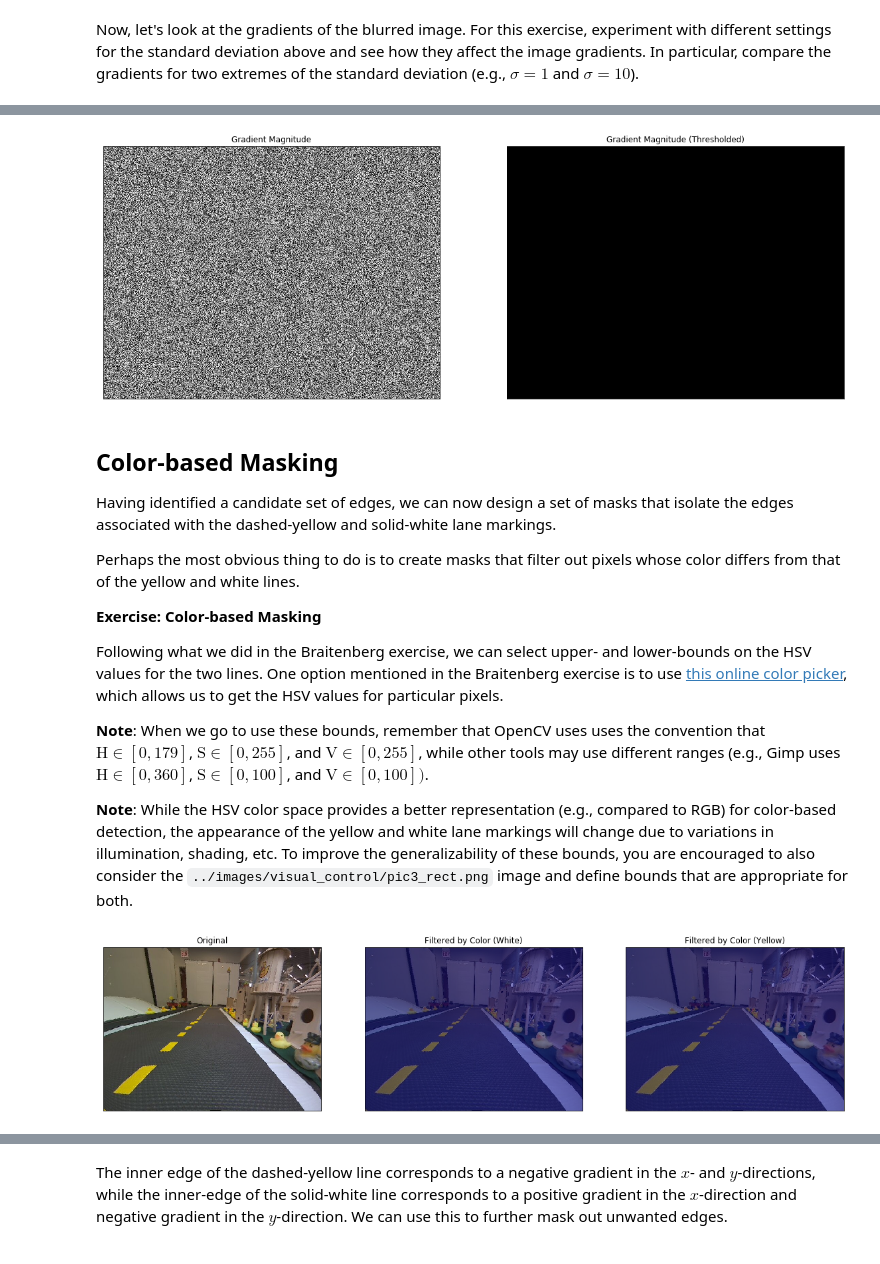
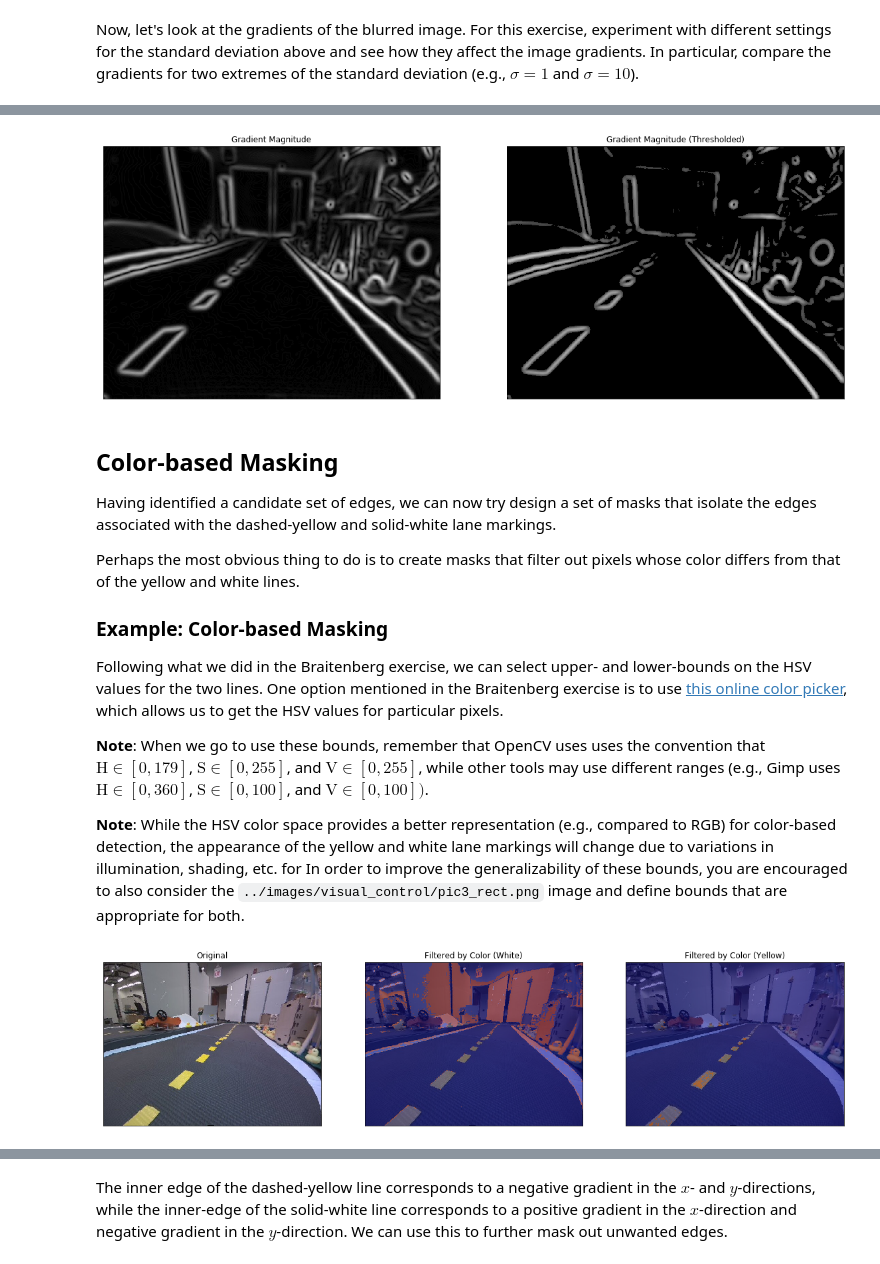
Before and after one commit to olivier-2018/dt-exercises, a Jupyter notebook: visual_lane_servoing/solution/05-Visual-Servoing/visual_servoing_activity.ipynb, the cells around one changed output, grey strips where cells are left out. Cells and saved outputs as stored; diff of their text form; code cells hidden in the pictures.

```diff
--- a/visual_lane_servoing/solution/05-Visual-Servoing/visual_servoing_activity.ipynb
+++ b/visual_lane_servoing/solution/05-Visual-Servoing/visual_servoing_activity.ipynb
@@ -145,7 +151,7 @@ The Sobel operator picks up on noise in the image as well as texture in the scen
 Using your experience from the previous exercise, identify a setting for the standard deviation of the Gaussian kernel that removes noise and local texture (e.g., that of the road surface), without sacrificing too much valid content (namely, the edges associated with lane markings)
 # %%
 # TODO: Identify a setting for the standard deviation that removes noise while not eliminating too much valid content.
-sigma = 1 # CHANGE ME
+sigma = 4
 
 # Smooth the image using a Gaussian kernel
 img_gaussian_filter = cv2.GaussianBlur(img,(0,0), sigma)
@@ -167,11 +173,11 @@ Now, let's look at the gradients of the blurred image. For this exercise, experi
 sobelx = cv2.Sobel(img_gaussian_filter,cv2.CV_64F,1,0)
 sobely = cv2.Sobel(img_gaussian_filter,cv2.CV_64F,0,1)
 
-# TODO: Compute the magnitude of the gradients
-Gmag = np.random.rand(*sobelx.shape) # CHANGE ME
+# Compute the magnitude of the gradients
+Gmag = np.sqrt(sobelx*sobelx + sobely*sobely)
 
-# TODO: Compute the orientation of the gradients
-Gdir = np.random.rand(*sobelx.shape) # CHANGE ME
+# Compute the orientation of the gradients
+Gdir = cv2.phase(np.array(sobelx, np.float32), np.array(sobely, dtype=np.float32), angleInDegrees=True)
 
 fig = plt.figure(figsize = (30,20))
 ax1 = fig.add_subplot(1,4,1)
@@ -209,42 +215,39 @@ ax1.set_title('Gradient Histogram');
 # %%
 # TODO: Use the histogram above to choose the minimum threshold on the gradient magnitude.
 #       Edges whos gradient magnitude is below this threshold will be filtered out.
-threshold = np.random.rand(1,1) # CHANGE ME
+threshold = 30
 
-# TODO: Design the magnitude mask
-mask_mag = np.random.randint(2, size=Gmag.shape, dtype=uint8) # CHANGE ME
+mask_mag = (Gmag > threshold)
 
 fig = plt.figure(figsize = (20,10))
 ax1 = fig.add_subplot(1,2,1)
 ax1.imshow(Gmag, cmap = 'gray')
 ax1.set_title('Gradient Magnitude'), ax1.set_xticks([]), ax1.set_yticks([])
 ax2 = fig.add_subplot(1,2,2)
 ax2.imshow(mask_mag*Gmag,cmap = 'gray')
 ax2.set_title('Gradient Magnitude (Thresholded)'), ax2.set_xticks([]), ax2.set_yticks([]);
 # %% [output]
-[figure, old version]
+[figure, new version]
 # %% [markdown]
 ## Color-based Masking
 
-Having identified a candidate set of edges, we can now design a set of masks that isolate the edges associated with the dashed-yellow and solid-white lane markings.
+Having identified a candidate set of edges, we can now try design a set of masks that isolate the edges associated with the dashed-yellow and solid-white lane markings.
 
 Perhaps the most obvious thing to do is to create masks that filter out pixels whose color differs from that of the yellow and white lines.
 
-**Exercise: Color-based Masking**
+### Example: Color-based Masking
 
 Following what we did in the Braitenberg exercise, we can select upper- and lower-bounds on the HSV values for the two lines. One option mentioned in the Braitenberg exercise is to use [this online color picker](https://pinetools.com/image-color-picker), which allows us to get the HSV values for particular pixels.
 
 **Note**: When we go to use these bounds, remember that OpenCV uses uses the convention that $\textrm{H} \in [0, 179]$, $\textrm{S} \in [0, 255]$, and $\textrm{V} \in [0, 255]$, while other tools may use different ranges (e.g., Gimp uses $\textrm{H} \in [0, 360]$, $\textrm{S} \in [0, 100]$, and $\textrm{V} \in [0, 100])$.
 
-**Note**: While the HSV color space provides a better representation (e.g., compared to RGB) for color-based detection, the appearance of the yellow and white lane markings will change due to variations in illumination, shading, etc. To improve the generalizability of these bounds, you are encouraged to also consider the `../images/visual_control/pic3_rect.png` image and define bounds that are appropriate for both.
+**Note**: While the HSV color space provides a better representation (e.g., compared to RGB) for color-based detection, the appearance of the yellow and white lane markings will change due to variations in illumination, shading, etc. for In order to improve the generalizability of these bounds, you are encouraged to also consider the `../images/visual_control/pic3_rect.png` image and define bounds that are appropriate for both.
 # %%
 # Using the above tool, we can identify the bounds as follows
-# TODO: Identify the lower and upper HSV bounds for the white and yellow lane markings
-#       These values represent the maximum range, so they don't filter out anything
-white_lower_hsv = np.array([0, 0, 0])         # CHANGE ME
-white_upper_hsv = np.array([179, 255, 255])   # CHANGE ME
-yellow_lower_hsv = np.array([0, 0, 0])        # CHANGE ME
-yellow_upper_hsv = np.array([179, 255, 255])  # CHANGE ME
+white_lower_hsv = np.array([0/2, 3*255/100, 52*255/100])
+white_upper_hsv = np.array([360/2, 26*255/100, 96*255/100])
+yellow_lower_hsv = np.array([44/2, 47*255/100, 48*255/100])
+yellow_upper_hsv = np.array([55/2, 100*255/100, 85*255/100])
 
 mask_white = cv2.inRange(imghsv, white_lower_hsv, white_upper_hsv)
 mask_yellow = cv2.inRange(imghsv, yellow_lower_hsv, yellow_upper_hsv)
@@ -262,7 +265,7 @@ ax3.imshow(imgrgb)
 ax3.imshow(mask_yellow, cmap='jet', alpha=0.5)
 ax3.set_title('Filtered by Color (Yellow)'), ax3.set_xticks([]), ax3.set_yticks([]);
 # %% [output]
-[figure, old version]
+[figure, new version]
 # %% [markdown]
 ## Edge-based Masking
 
```
Also changed, not shown: parts of 52 cells of this notebook, 3 other files.
